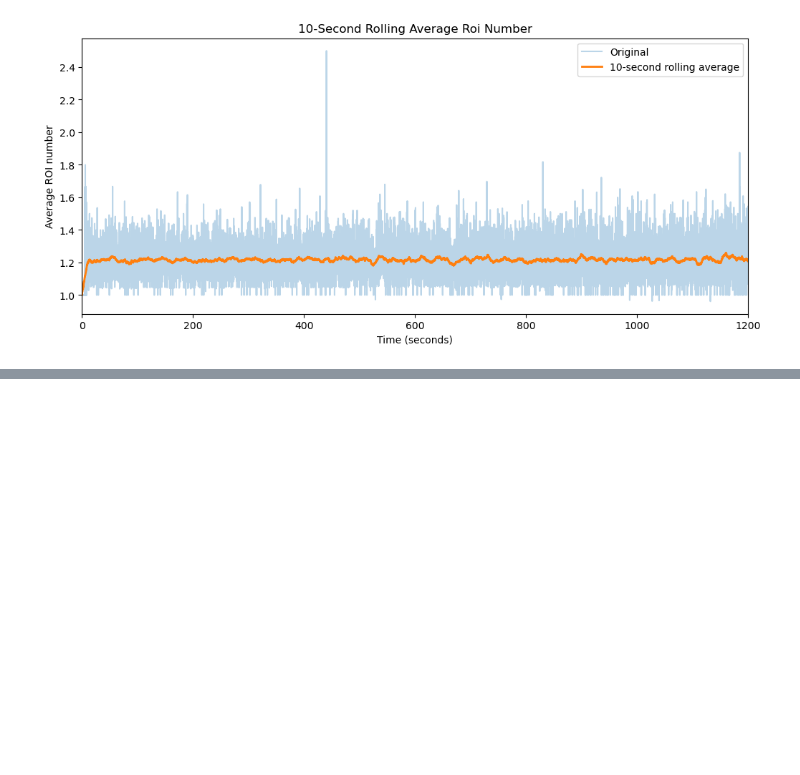
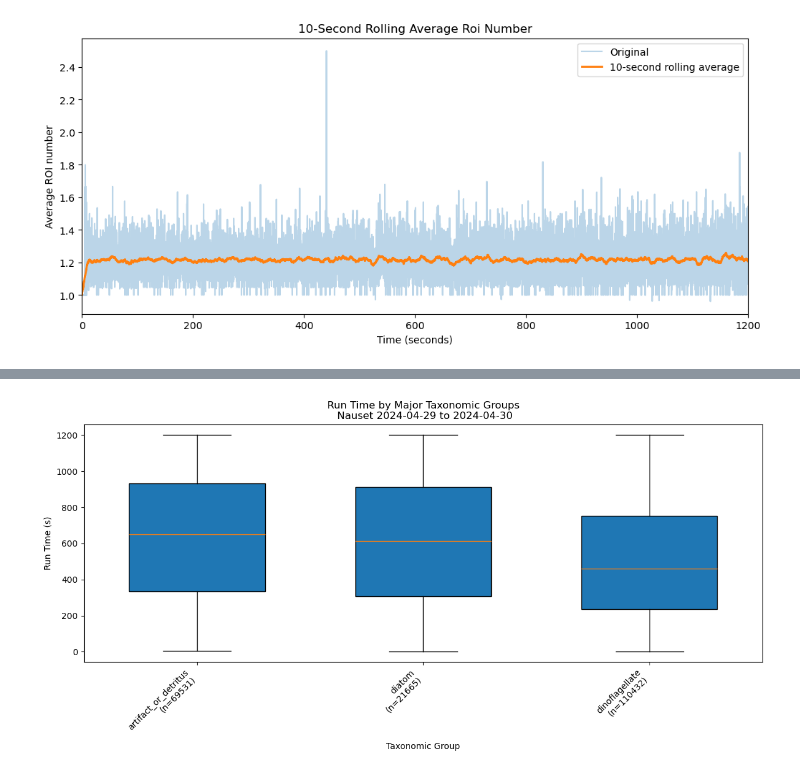
Before and after one commit to michaelstaiger/IFCBParticleSize, a Jupyter notebook: EmpyricalAnalysis/Notebooks/AlexBloomAnalysis.ipynb, the cells around one changed output, grey strips where cells are left out. Cells and saved outputs as stored; diff of their text form; code cells hidden in the pictures; blank space fills up the shorter version.

Commit message:
cleaning up in situ data analysuis

```diff
--- a/EmpyricalAnalysis/Notebooks/AlexBloomAnalysis.ipynb
+++ b/EmpyricalAnalysis/Notebooks/AlexBloomAnalysis.ipynb
@@ -192,0 +283,35 @@ plt.show()
+# %%
+import matplotlib.pyplot as plt
+
+groups = sorted(filtered_df["taxonomic_group"].dropna().unique())
+
+data = []
+labels = []
+
+for group in groups:
+    runtimes = filtered_df.loc[
+        filtered_df["taxonomic_group"] == group,
+        "RunTime"
+    ].dropna()
+
+    data.append(runtimes)
+    labels.append(f"{group}\n(n={len(runtimes)})")
+
+plt.figure(figsize=(12, 6))
+
+plt.boxplot(
+    data,
+    labels=labels,
+    widths=0.6,
+    patch_artist=True
+)
+
+plt.xlabel("Taxonomic Group")
+plt.ylabel("Run Time (s)")
+plt.title("Run Time by Major Taxonomic Groups\n Nauset 2024-04-29 to 2024-04-30")
+plt.xticks(rotation=45, ha="right")
+
+plt.tight_layout()
+plt.show()
+# %% [output]
+[figure, added]
```
Also changed, not shown: parts of 6 cells of this notebook, 1 other file.
